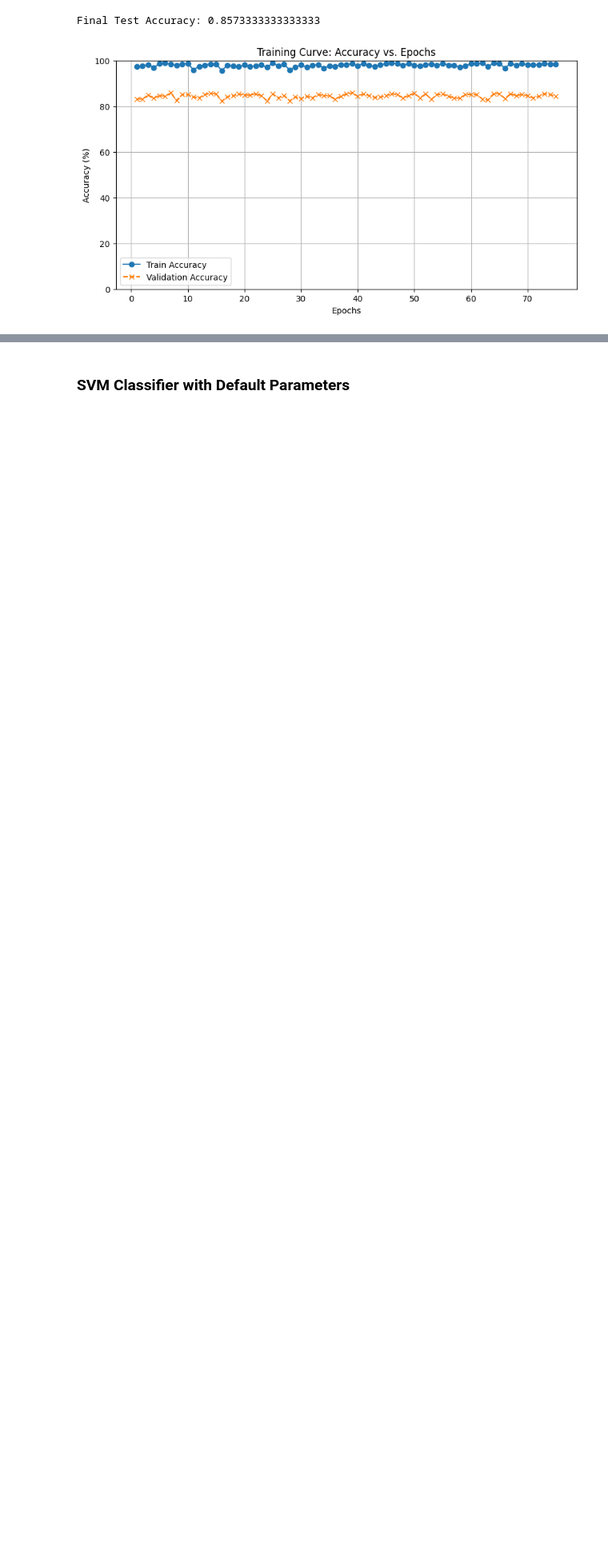
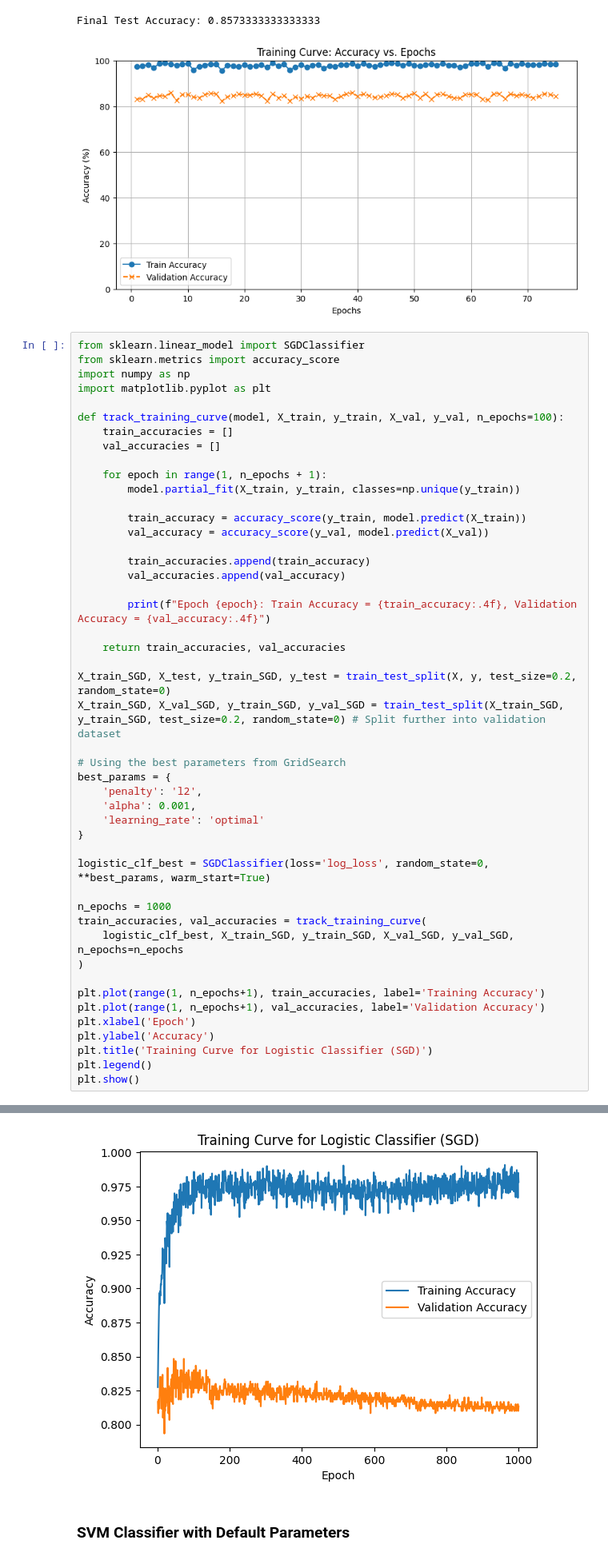
Before and after one commit to selinceydeli/Digit_Classification_Machine_Learning_Project, a Jupyter notebook: Digit_Classification_Code.ipynb, the cells around one changed output, grey strips where cells are left out. Shown at 80% size. Drawn from its saved outputs; the diff is of its cells as text; blank space fills up the shorter version.

Commit message:
another approach for SGD training curve is added

```diff
--- a/Digit_Classification_Code.ipynb
+++ b/Digit_Classification_Code.ipynb
@@ -354,3 +354,51 @@ plt.show()
 # %% [output]
 Final Test Accuracy: 0.8573333333333333
 [figure]
+# %%
+from sklearn.linear_model import SGDClassifier
+from sklearn.metrics import accuracy_score
+import numpy as np
+import matplotlib.pyplot as plt
+
+def track_training_curve(model, X_train, y_train, X_val, y_val, n_epochs=100):
+    train_accuracies = []
+    val_accuracies = []
+
+    for epoch in range(1, n_epochs + 1):
+        model.partial_fit(X_train, y_train, classes=np.unique(y_train))
+
+        train_accuracy = accuracy_score(y_train, model.predict(X_train))
+        val_accuracy = accuracy_score(y_val, model.predict(X_val))
+
+        train_accuracies.append(train_accuracy)
+        val_accuracies.append(val_accuracy)
+
+        print(f"Epoch {epoch}: Train Accuracy = {train_accuracy:.4f}, Validation Accuracy = {val_accuracy:.4f}")
+
+    return train_accuracies, val_accuracies
+
+X_train_SGD, X_test, y_train_SGD, y_test = train_test_split(X, y, test_size=0.2, random_state=0)
+X_train_SGD, X_val_SGD, y_train_SGD, y_val_SGD = train_test_split(X_train_SGD, y_train_SGD, test_size=0.2, random_state=0) # Split further into validation dataset
+
+# Using the best parameters from GridSearch
+best_params = {
+    'penalty': 'l2',
+    'alpha': 0.001,
+    'learning_rate': 'optimal'
+}
+
+logistic_clf_best = SGDClassifier(loss='log_loss', random_state=0, **best_params, warm_start=True)
+
+n_epochs = 1000
+train_accuracies, val_accuracies = track_training_curve(
+    logistic_clf_best, X_train_SGD, y_train_SGD, X_val_SGD, y_val_SGD, n_epochs=n_epochs
+)
+
+plt.plot(range(1, n_epochs+1), train_accuracies, label='Training Accuracy')
+plt.plot(range(1, n_epochs+1), val_accuracies, label='Validation Accuracy')
+plt.xlabel('Epoch')
+plt.ylabel('Accuracy')
+plt.title('Training Curve for Logistic Classifier (SGD)')
+plt.legend()
+plt.show()
+# %% [output]
@@ -357,3 +422,4 @@ Final Test Accuracy: 0.8573333333333333
+[figure, added]
 # %% [markdown]
 ### SVM Classifier with Default Parameters
 # %%
```
Also changed, not shown: parts of 1 cell of this notebook.
